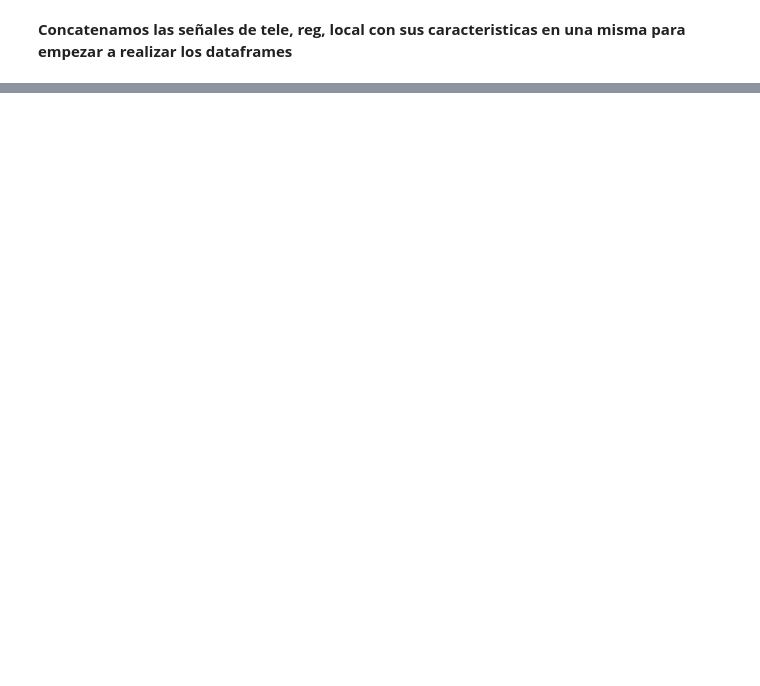
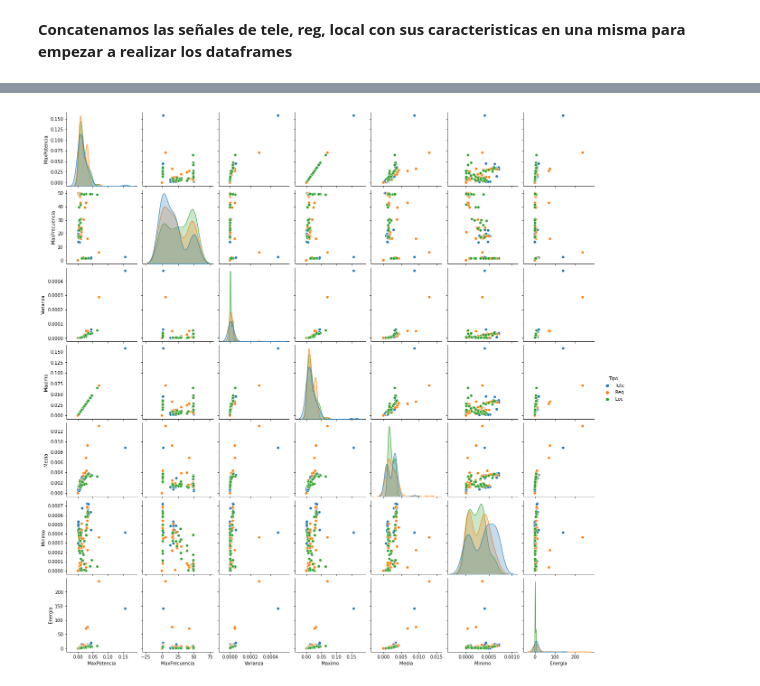
Before and after one commit to MyFirstVlog/signalProcessingSSA, a Jupyter notebook: signalProcessingPF.ipynb, the cells around one changed output, grey strips where cells are left out. Drawn from its saved outputs; the diff is of its cells as text; code cells hidden in the pictures; blank space fills up the shorter version.

Commit message:
se empezo a experimentar con seaborn y dataframes

```diff
--- a/signalProcessingPF.ipynb
+++ b/signalProcessingPF.ipynb
@@ -428,31 +534,0 @@ Señal #  62
-# %%
-DTele = np.zeros((63,6))
-con3 = 0
-
-for i in range(X_ssaTele.shape[0]):
-  for j in range(groups):
-    f,t, Zxx = signal.stft(X_ssaTele[i,j], fs, nperseg = 512)
-
-    absZxx3 =np.abs(Zxx)
-
-    maximos = np.max(absZxx3, axis=1)
-
-    MaxSpectro = np.max(absZxx3)
-    idFrecMax = np.where(absZxx3 == MaxSpectro)
-    frecPMax = f[idFrecMax[0]]
-
-    #varianza,media,minimo,maximos
-
-    varP = np.var(maximos)
-    maxP = np.max(maximos)
-    meanP = np.mean(maximos)
-    minP = np.min(maximos)
-
-    dataArray=[MaxSpectro, frecPMax, varP, maxP, meanP, minP]
-
-    DTele[con3] = dataArray
-
-    print('Señal # ', con)
-    print(DTele[con3])
-
-    con3+=1
@@ -480,0 +581,10 @@ Señal #  63
+# %%
+import pandas as pd
+import seaborn as sns
+
+# Dataframe de un nparray
+df = pd.DataFrame(matrixFinalConcat,columns=['MaxPotencia', 'MaxFrecuencia', 'Varianza', 'Maximo', 'Media', 'Minimo', 'Energia'])
+
+df['Tipo'] = mixTags
+
+df
@@ -480,0 +605,4 @@ Señal #  63
+# %%
+g = sns.pairplot(df, hue="Tipo")
+# %% [output]
+[figure, added]
```
Also changed, not shown: parts of 11 cells of this notebook.
